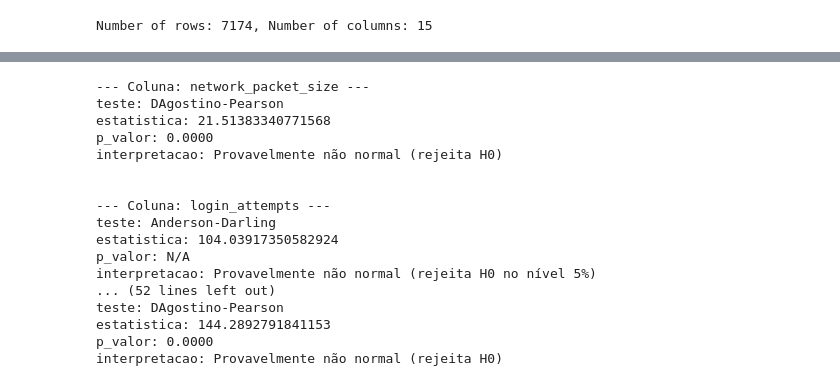
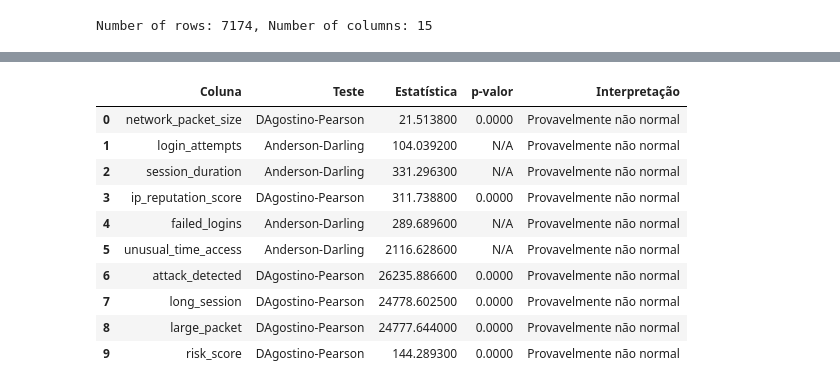
Before and after one commit to CaioViegas/deteccao_fraude, a Jupyter notebook: notebooks/02_statistical_analysis.ipynb, the cells around one changed output, grey strips where cells are left out. Cells and saved outputs as stored; diff of their text form; code cells hidden in the pictures.

```diff
--- a/notebooks/02_statistical_analysis.ipynb
+++ b/notebooks/02_statistical_analysis.ipynb
@@ -139,25 +132,19 @@ def normality_test_fluxogram(series, alpha=0.05):
 # %%
+resultados = []
 for col in df.select_dtypes(include=[np.number]).columns:
-    print(f'--- Coluna: {col} ---')
-    resultado = normality_test_fluxogram(df[col], alpha=0.05)
-    for k,v in resultado.items():
-        print(f'{k}: {v}')
-    print('\n')
+    resultados.append(normality_test_fluxogram(df[col], alpha=0.05))
+
+df_resultados = pd.DataFrame(resultados)
+df_resultados.style.apply(highlight, axis=1)
 # %% [output]
---- Coluna: network_packet_size ---
-teste: DAgostino-Pearson
-estatistica: 21.51383340771568
-p_valor: 0.0000
-interpretacao: Provavelmente não normal (rejeita H0)
-
-
---- Coluna: login_attempts ---
-teste: Anderson-Darling
-estatistica: 104.03917350582924
-p_valor: N/A
-interpretacao: Provavelmente não normal (rejeita H0 no nível 5%)
-... (52 lines left out)
-teste: DAgostino-Pearson
-estatistica: 144.2892791841153
-p_valor: 0.0000
-interpretacao: Provavelmente não normal (rejeita H0)
+|  | Coluna | Teste | Estatística | p-valor | Interpretação |
+| 0 | network_packet_size | DAgostino-Pearson | 21.513800 | 0.0000 | Provavelmente não normal |
+| 1 | login_attempts | Anderson-Darling | 104.039200 | N/A | Provavelmente não normal |
+| 2 | session_duration | Anderson-Darling | 331.296300 | N/A | Provavelmente não normal |
+| 3 | ip_reputation_score | DAgostino-Pearson | 311.738800 | 0.0000 | Provavelmente não normal |
+| 4 | failed_logins | Anderson-Darling | 289.689600 | N/A | Provavelmente não normal |
+| 5 | unusual_time_access | Anderson-Darling | 2116.628600 | N/A | Provavelmente não normal |
+| 6 | attack_detected | DAgostino-Pearson | 26235.886600 | 0.0000 | Provavelmente não normal |
+| 7 | long_session | DAgostino-Pearson | 24778.602500 | 0.0000 | Provavelmente não normal |
+| 8 | large_packet | DAgostino-Pearson | 24777.644000 | 0.0000 | Provavelmente não normal |
+| 9 | risk_score | DAgostino-Pearson | 144.289300 | 0.0000 | Provavelmente não normal |
```
Also changed, not shown: parts of 7 cells of this notebook, 2 other files.
